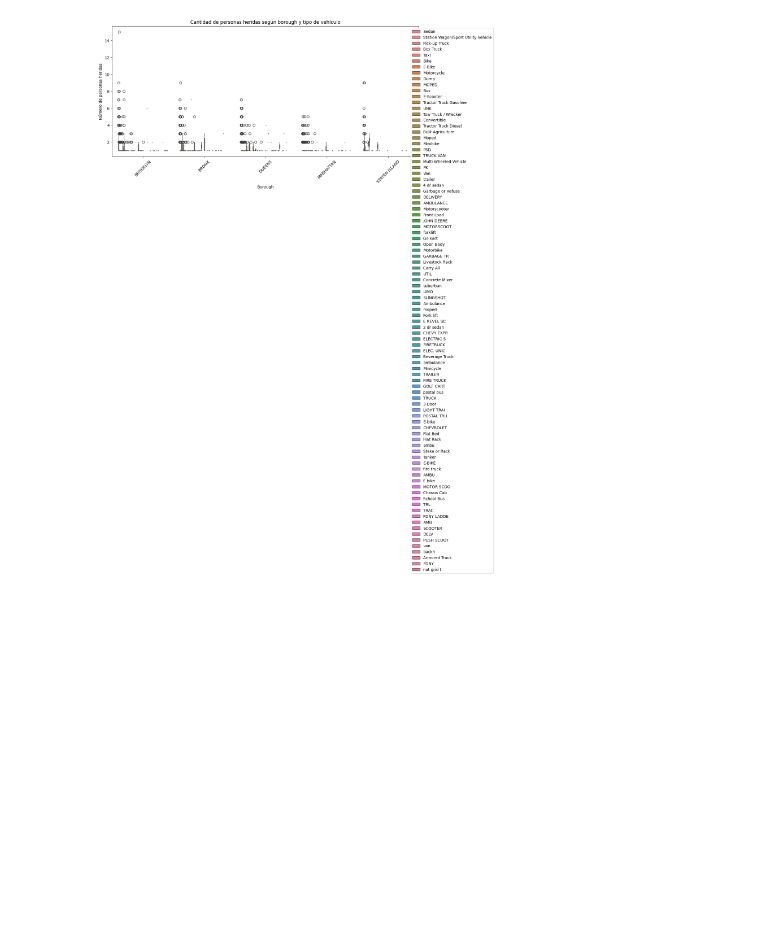
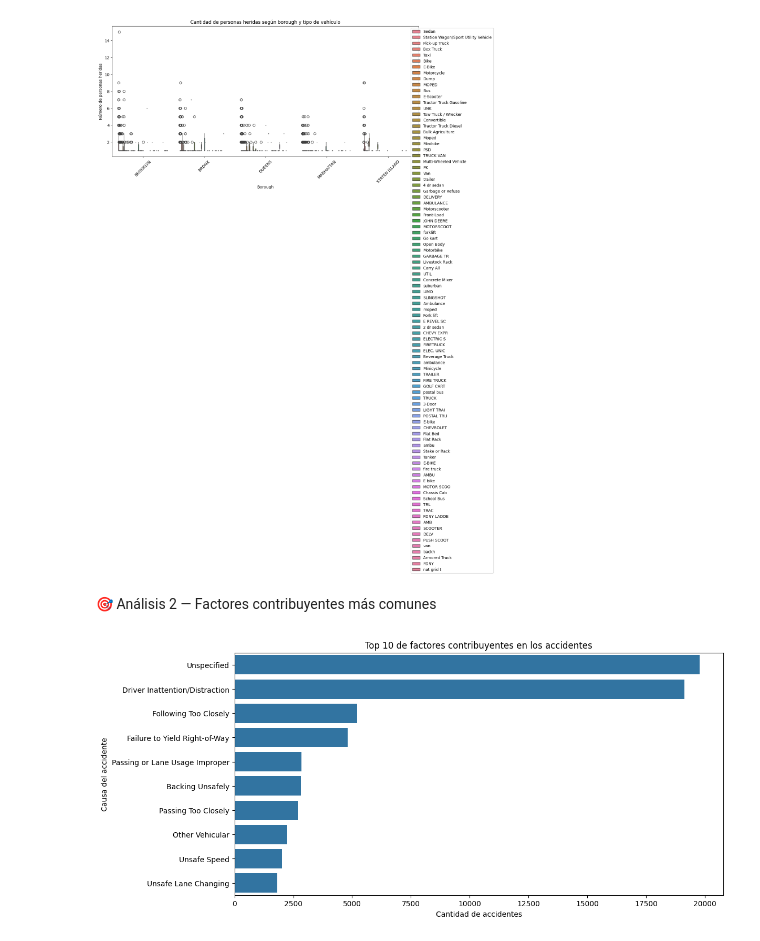
Before and after one commit to jsalafica/Data-Science-I, a Jupyter notebook: ProyectoDS_ParteI_Salafica.ipynb, the cells around one changed output. Saved outputs shown, nothing was run; the diff lists cells and outputs as text; code cells hidden in the pictures; blank space fills up the shorter version.

```diff
--- a/ProyectoDS_ParteI_Salafica.ipynb
+++ b/ProyectoDS_ParteI_Salafica.ipynb
@@ -17,8 +17,9 @@ Acá va el objetivo del proyecto
 import pandas as pd
 import seaborn as sns
 import matplotlib.pyplot as plt
-#Cargar datos
-df = pd.read_csv('/content/storage/NYC_Accidents_2020.csv')
+# Cargamos el CSV directamente desde GitHub
+url = 'https://raw.githubusercontent.com/jsalafica/Data-Science-I/master/NYC_Accidents_2020.csv'
+df = pd.read_csv(url)
 df.head()
 # %% [output]
 |  | CRASH DATE | CRASH TIME | BOROUGH | ZIP CODE | LATITUDE | LONGITUDE | LOCATION | ON STREET NAME | ... |
@@ -117,3 +118,18 @@ plt.legend(loc='upper right', bbox_to_anchor=(1.25, 1))
 plt.show()
 # %% [output]
 [figure]
+# %% [markdown]
+🎯 Análisis 2 — Factores contribuyentes más comunes
+# %%
+# Reemplazamos los valores NaN por 'Unspecified' para visualizar correctamente
+df['CONTRIBUTING FACTOR VEHICLE 1'] = df['CONTRIBUTING FACTOR VEHICLE 1'].fillna('Unspecified')
+
+plt.figure(figsize=(12,6))
+top_causas = df['CONTRIBUTING FACTOR VEHICLE 1'].value_counts().nlargest(10)
+sns.barplot(x=top_causas.values, y=top_causas.index)
+plt.title("Top 10 de factores contribuyentes en los accidentes")
+plt.xlabel("Cantidad de accidentes")
+plt.ylabel("Causa del accidente")
+plt.show()
+# %% [output]
+[figure, added]
```
